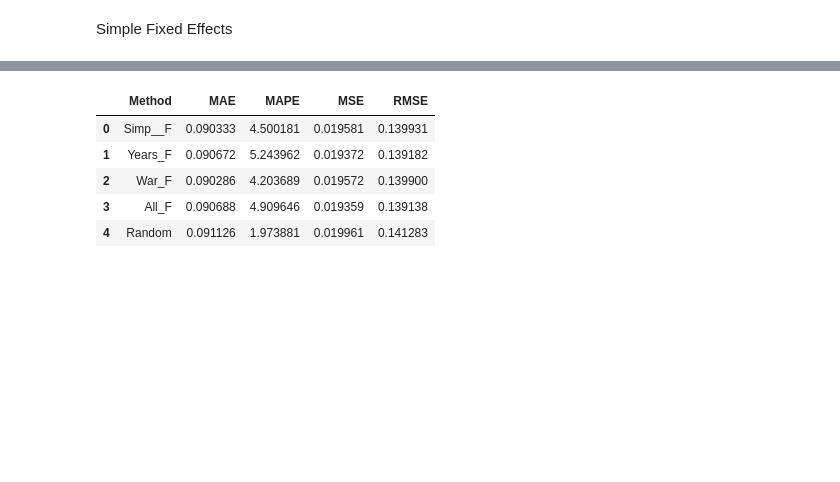
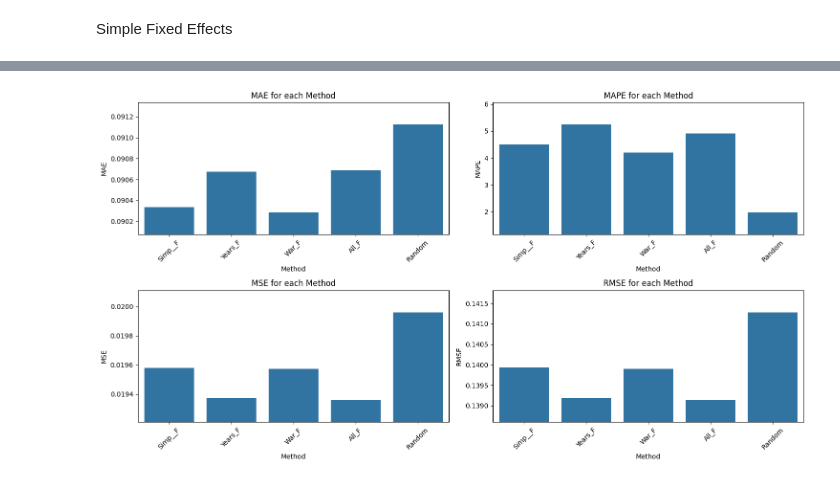
Before and after one commit to Lkupybida/BankingMargins, a Jupyter notebook: src/modeling/models.ipynb, the cells around one changed output, grey strips where cells are left out. Cells and saved outputs as stored; diff of their text form; code cells hidden in the pictures; blank space fills up the shorter version.

Commit message:
add graphs

```diff
--- a/src/modeling/models.ipynb
+++ b/src/modeling/models.ipynb
@@ -45,23 +47,35 @@ strong multicollinearity or other numerical problems.
 # %%
 dct = {"Method":[], "MAE":[], "MAPE":[], "MSE":[], "RMSE":[]}
 
 for i in lst:
     r = i[0].get_estimators(silence=True)
     dct["Method"].append(i[1])
-    dct["MAE"].append(r[0])
-    dct["MAPE"].append(r[1])
-    dct["MSE"].append(r[2])
-    dct["RMSE"].append(r[3])
+    dct["MAE"].append(r["MAE"])
+    dct["MAPE"].append(r["MAPE"])
+    dct["MSE"].append(r["MSE"])
+    dct["RMSE"].append(r["RMSE"])
 
-results = pd.DataFrame(dct)
-results
+df = pd.DataFrame(dct)
+# results.style.background_gradient(cmap='Blues')
+
+error_methods = ["MAE", "MAPE", "MSE", "RMSE"]
+fig, axs = plt.subplots(2, 2, figsize=(15, 8))
+axs = axs.flatten()
+
+for i, error_method in enumerate(error_methods):
+    ax = axs[i]
+    sns.barplot(x="Method", y=error_method, data=df, ax=ax)
+    ax.set_title(f"{error_method} for each Method")
+    ax.set_xlabel("Method")
+    ax.set_ylabel(error_method)
+    ax.tick_params(axis='x', rotation=45)
+    diff = (df[error_method].max() - df[error_method].min()) / 4
+    ax.set_ylim(df[error_method].min() - diff, df[error_method].max() + diff)
+
+fig.tight_layout()
+plt.show()
 # %% [output]
-|  | Method | MAE | MAPE | MSE | RMSE |
-| 0 | Simp__F | 0.090333 | 4.500181 | 0.019581 | 0.139931 |
-| 1 | Years_F | 0.090672 | 5.243962 | 0.019372 | 0.139182 |
-| 2 | War_F | 0.090286 | 4.203689 | 0.019572 | 0.139900 |
-| 3 | All_F | 0.090688 | 4.909646 | 0.019359 | 0.139138 |
-| 4 | Random | 0.091126 | 1.973881 | 0.019961 | 0.141283 |
+[figure, added]
 # %%
 # - - - F-TEST - - -
 # f_h = "is_END19 = 0, is_END20 = 0, is_END21 = 0, is_END22 = 0, is_END23 = 0"
```
Also changed, not shown: parts of 2 cells of this notebook, 1 other file.
